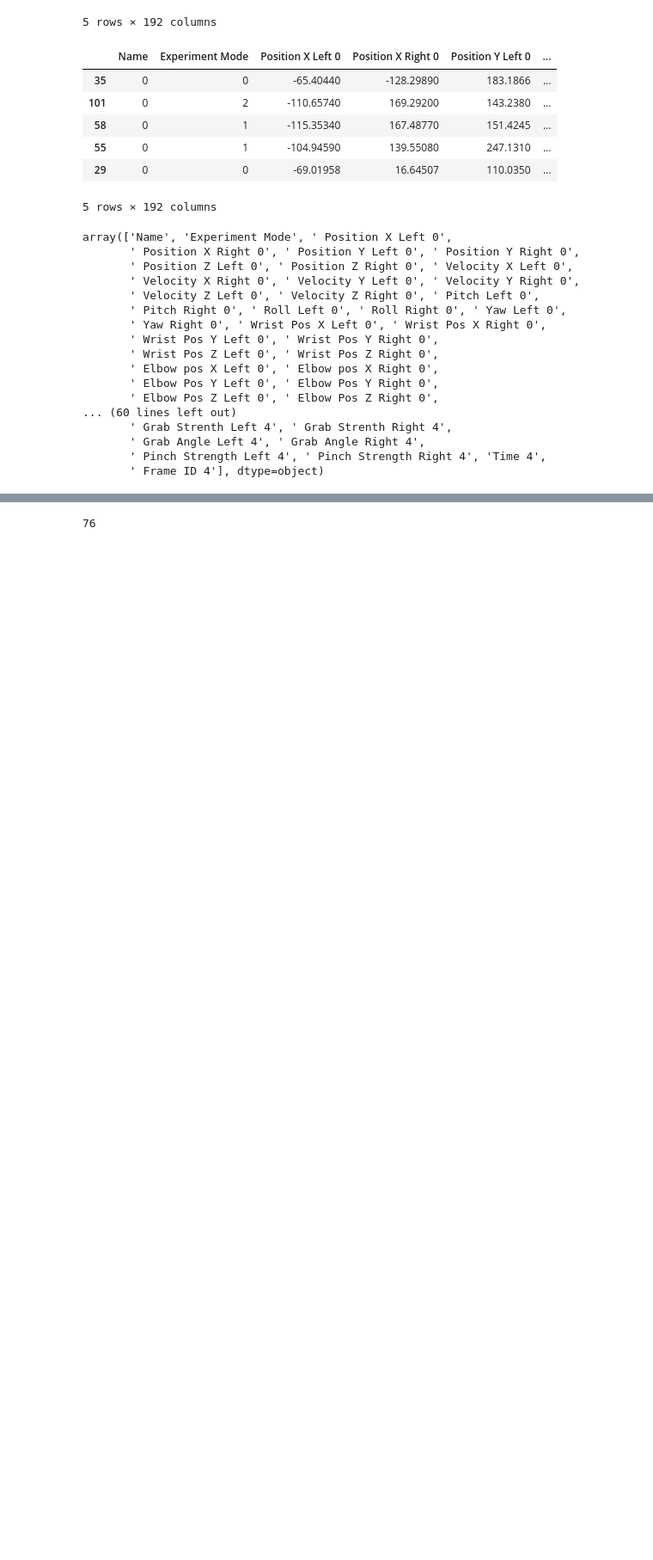
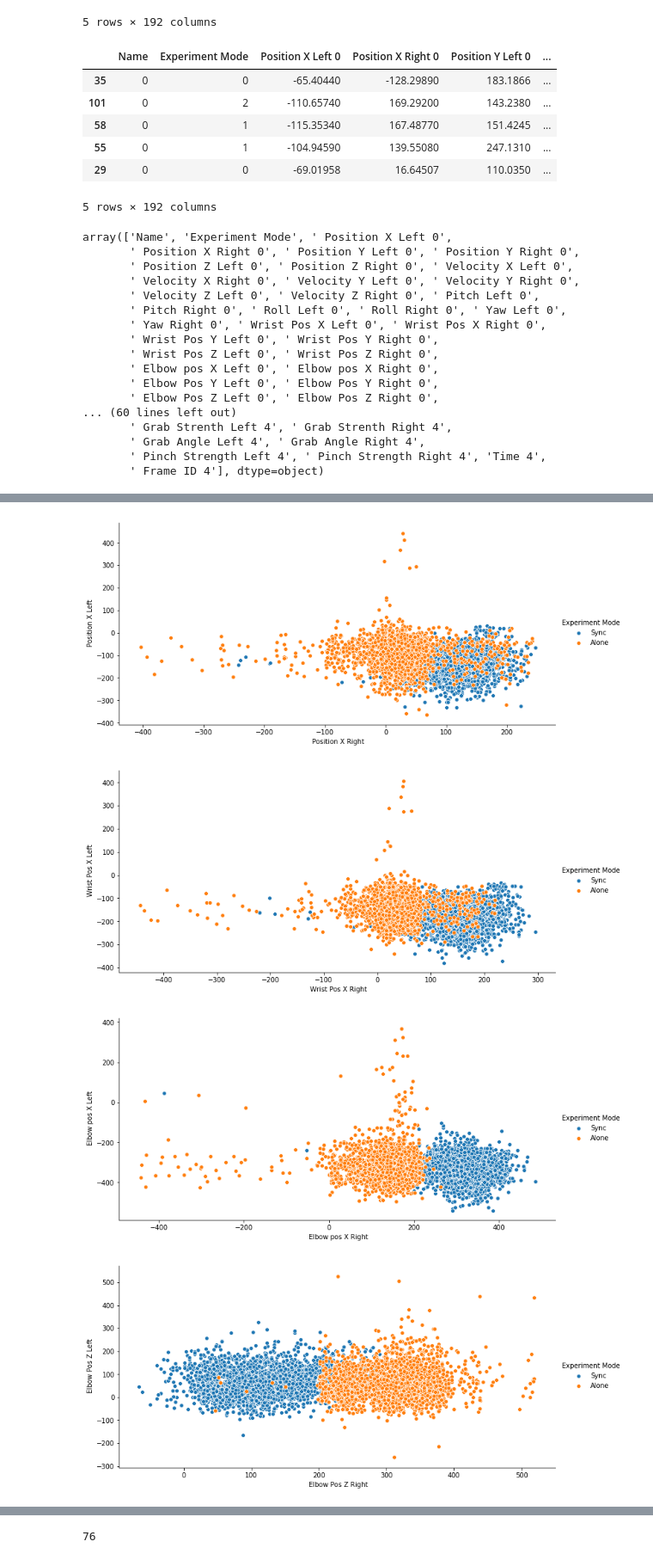
Before and after one commit to Eliot100/finl-work, a Jupyter notebook: עבודה סופית 2.ipynb, the cells around one changed output, grey strips where cells are left out. Shown at 86% size. Saved outputs shown, nothing was run; the diff lists cells and outputs as text; code cells hidden in the pictures; blank space fills up the shorter version.

```diff
--- a/עבודה סופית 2.ipynb
+++ b/עבודה סופית 2.ipynb
@@ -392,3 +391,14 @@ TrainingPath = r'C:\Users\user\Desktop\Exel files\semester_2_final\Training'
+# %%
+temp2 = temp[temp['Experiment Mode'] != 'Spontan' ].copy()
+for x in [' Position X', ' Wrist Pos X', ' Elbow pos X', ' Elbow Pos Z']:
+    ax = sns.pairplot(data=temp2, hue='Experiment Mode', x_vars=[x+' Right'], y_vars=[x+' Left' ],
+                      size=5, aspect=2);
+    plt.show()
+# %% [output]
+[figure, added]
+[figure, added]
+[figure, added]
+[figure, added]
 # %%
 df0 = pd.DataFrame(columns=final_temp_df.columns.values)
 HandRight0 = HandRight.copy()
```
Also changed, not shown: parts of 28 cells of this notebook.
